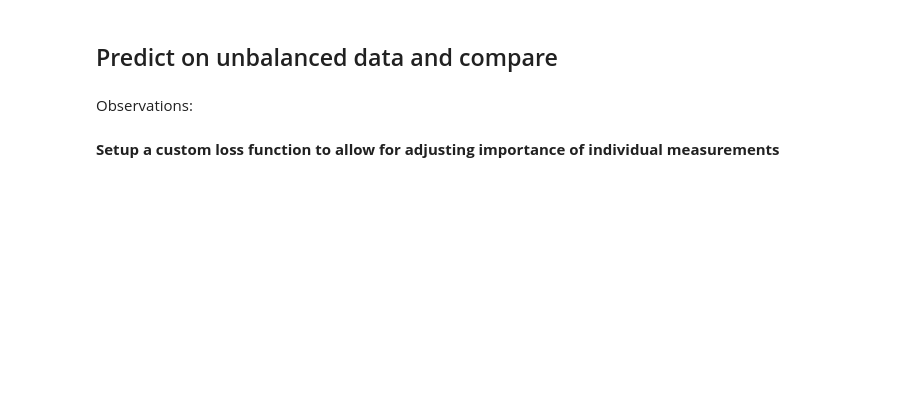
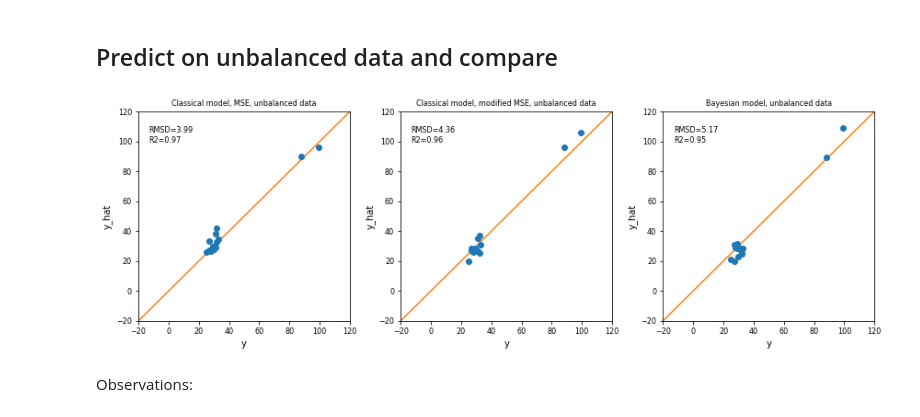
Before and after one commit to mengqvist/data_analysis_sivia, a Jupyter notebook: bayesian_linear_regression.ipynb, the cells around one changed output. Drawn from its saved outputs; the diff is of its cells as text; code cells hidden in the pictures; blank space fills up the shorter version.

```diff
--- a/bayesian_linear_regression.ipynb
+++ b/bayesian_linear_regression.ipynb
@@ -594,0 +644,5 @@ plt.show()
+# %%
+mse_model = LinearModelMSE(X_train.shape[1], 1, bias=True)
+mse_model.fit(X_train, y_train, lr=0.05, steps=5000)
+
+display(mse_model.get_params())
@@ -609,8 +673,6 @@ class LinearModelErrorsWeightsMSE(LinearModelMSE):
     def fit(self, X, y, y_errors, weights, lr=0.05, steps=2000):
         """Fit model to data
         """
-        pyro.clear_param_store()
-
         # set up optimizer and loss function
         self.optimizer = torch.optim.Adam(self.model.parameters(), lr=lr)
         self.loss_fn = torch.nn.MSELoss(reduction='none')
@@ -642,7 +704,11 @@ class LinearModelErrorsWeightsMSE(LinearModelMSE):
 
 
 mse_model_errors_weights = LinearModelErrorsWeightsMSE(X_train.shape[1], 1, bias=True)
-mse_model_errors_weights.fit(X_train, y_train, stdev_train, torch.ones(X_train.shape[0]), lr=0.05, steps=5000)
+mse_model_errors_weights.fit(X_train, y_train,
+                             stdev_train,
+                             weights=torch.tensor(weights),
+                             lr=0.05,
+                             steps=5000)
 
 display(mse_model_errors_weights.get_params())
 # %% [output]
@@ -733,38 +905,40 @@ r2_bayes = r2_score(y_true=y_test, y_pred=yhat_bayes, sample_weight=None)
 
 # plot the predictions
 fig, ax = plt.subplots(nrows=1, ncols=3, figsize=(12, 4), sharey=False)
 
-ax[0].errorbar(y_test.numpy(), yhat_classical, yerr=stdev_test, fmt="o")
+ax[0].errorbar(y_test.numpy(), yhat_classical, fmt="o")
 ax[0].plot([0, 1], [0, 1], transform=ax[0].transAxes)
 ax[0].text(x=0.05, y=0.90, s='RMSD={:.2f}'.format(rmsd_classical), transform=ax[0].transAxes)
 ax[0].text(x=0.05, y=0.85, s='R2={:.2f}'.format(r2_classical), transform=ax[0].transAxes)
 ax[0].set(xlabel="y",
           ylabel="y_hat",
-          title="Classical model, MSE, balanced data",
+          title="Classical model, MSE, unbalanced data",
           xlim=(-20, 120),
           ylim=(-20, 120))
 
-ax[1].errorbar(y_test.numpy(), yhat_errors, yerr=stdev_test, fmt="o")
+ax[1].errorbar(y_test.numpy(), yhat_errors, fmt="o")
 ax[1].plot([0, 1], [0, 1], transform=ax[1].transAxes)
 ax[1].text(x=0.05, y=0.90, s='RMSD={:.2f}'.format(rmsd_errors), transform=ax[1].transAxes)
 ax[1].text(x=0.05, y=0.85, s='R2={:.2f}'.format(r2_errors), transform=ax[1].transAxes)
 ax[1].set(xlabel="y",
           ylabel="y_hat",
-          title="Classical model, modified MSE, balanced data",
+          title="Classical model, modified MSE, unbalanced data",
           xlim=(-20, 120),
           ylim=(-20, 120))
 
-ax[2].errorbar(y_test.numpy(), yhat_bayes, yerr=stdev_test, fmt="o")
+ax[2].errorbar(y_test.numpy(), yhat_bayes, fmt="o")
 ax[2].plot([0, 1], [0, 1], transform=ax[2].transAxes)
 ax[2].text(x=0.05, y=0.90, s='RMSD={:.2f}'.format(rmsd_bayes), transform=ax[2].transAxes)
 ax[2].text(x=0.05, y=0.85, s='R2={:.2f}'.format(r2_bayes), transform=ax[2].transAxes)
 ax[2].set(xlabel="y",
           ylabel="y_hat",
-          title="Bayesian model, balanced data",
+          title="Bayesian model, unbalanced data",
           xlim=(-20, 120),
           ylim=(-20, 120))
 
 plt.tight_layout()
 plt.show()
+# %% [output]
+[figure, added]
 # %% [markdown]
 Observations:
@@ -791,2 +944,0 @@ for p in guide.parameters():
-# %% [markdown]
-**Setup a custom loss function to allow for adjusting importance of individual measurements**
```
Also changed, not shown: parts of 35 cells of this notebook, 2 other files.
